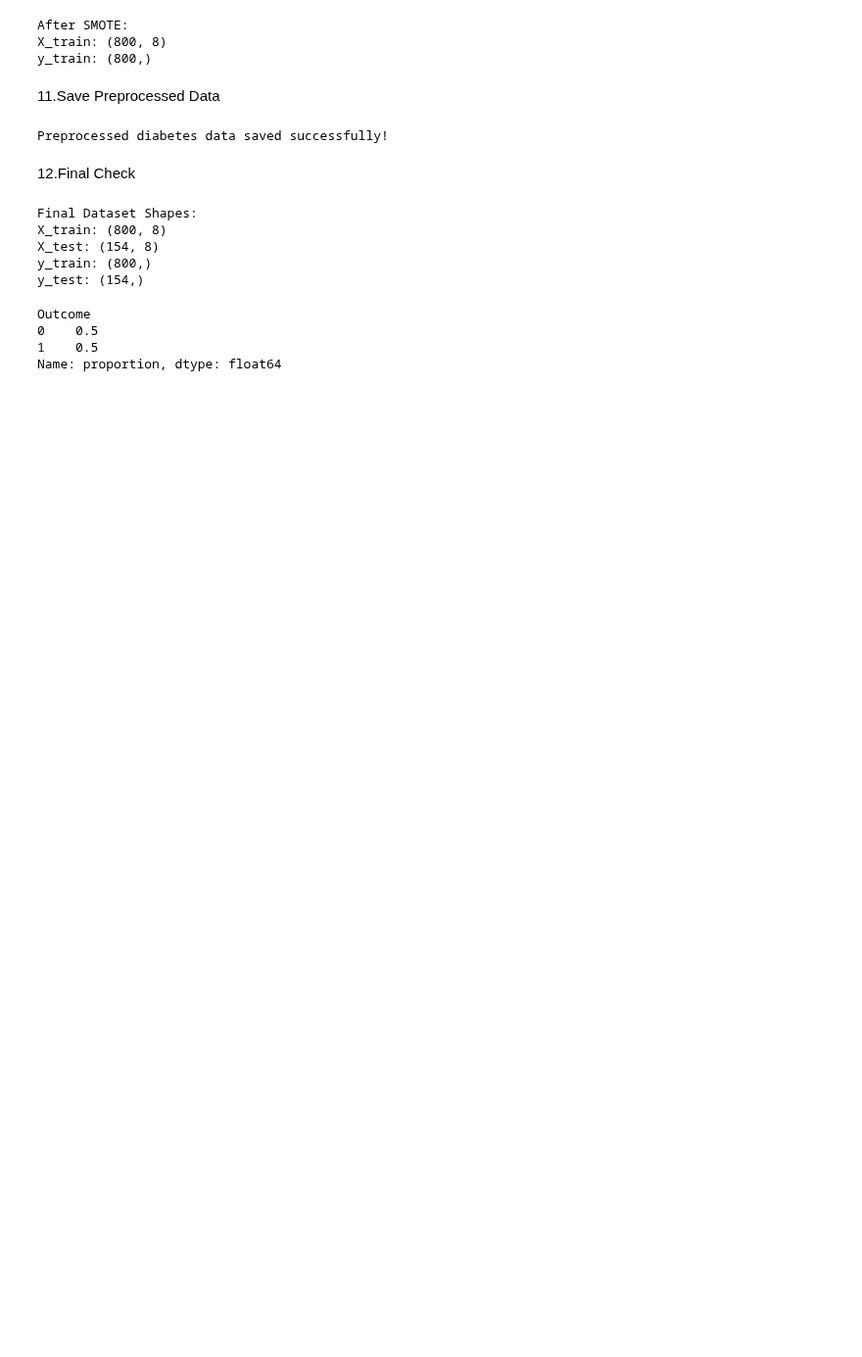
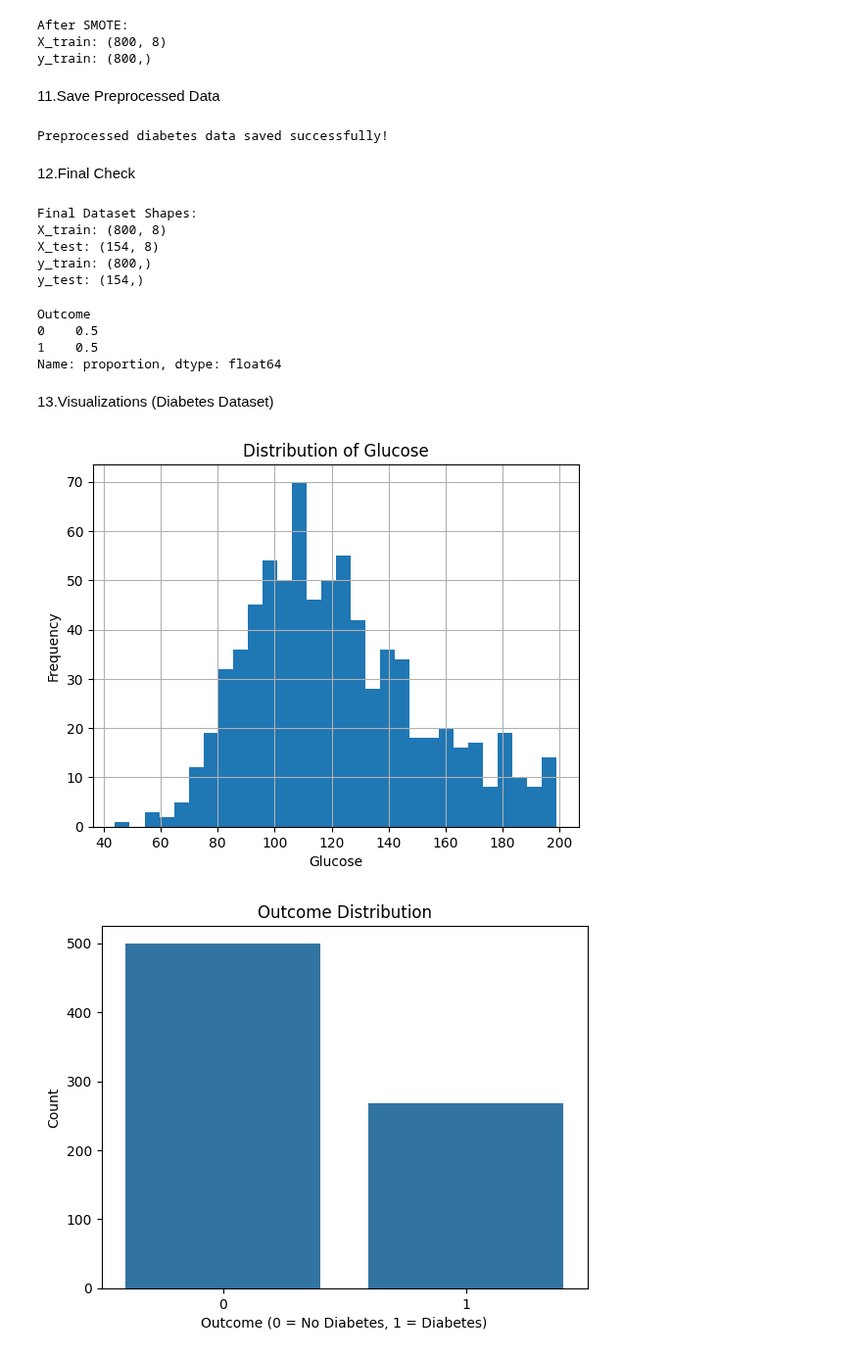
Before and after one commit to alberehap/Project-ML, a Jupyter notebook: Classification_Preprocessing.ipynb, the cells around one changed output. Shown at 98% size. Saved outputs shown, nothing was run; the diff lists cells and outputs as text; code cells hidden in the pictures; blank space fills up the shorter version.

Commit message:
Visualizations (Diabetes Dataset)

```diff
--- a/Classification_Preprocessing.ipynb
+++ b/Classification_Preprocessing.ipynb
@@ -256,3 +268,42 @@ Outcome
 0    0.5
 1    0.5
 Name: proportion, dtype: float64
+# %% [markdown]
+13.Visualizations (Diabetes Dataset)
+# %%
+import matplotlib.pyplot as plt
+import seaborn as sns
+import os
+
+# Create folder for figures
+os.makedirs("results/figures", exist_ok=True)
+
+# Glucose Distribution
+plt.figure()
+df['Glucose'].hist(bins=30)
+plt.title('Distribution of Glucose')
+plt.xlabel('Glucose')
+plt.ylabel('Frequency')
+plt.savefig('results/figures/glucose_distribution.png')
+plt.show()
+
+
+# Outcome (Target) Distribution
+plt.figure()
+sns.countplot(x='Outcome', data=df)
+plt.title('Outcome Distribution')
+plt.xlabel('Outcome (0 = No Diabetes, 1 = Diabetes)')
+plt.ylabel('Count')
+plt.savefig('results/figures/outcome_distribution.png')
+plt.show()
+
+
+# Correlation Heatmap
+plt.figure(figsize=(8,6))
+sns.heatmap(df.corr(), annot=True, cmap='coolwarm', fmt='.2f')
+plt.title('Correlation Heatmap')
+plt.savefig('results/figures/correlation_heatmap.png')
+plt.show()
+# %% [output]
+[figure, added]
+[figure, added]
```
Also changed, not shown: parts of 13 cells of this notebook, 3 other files.
